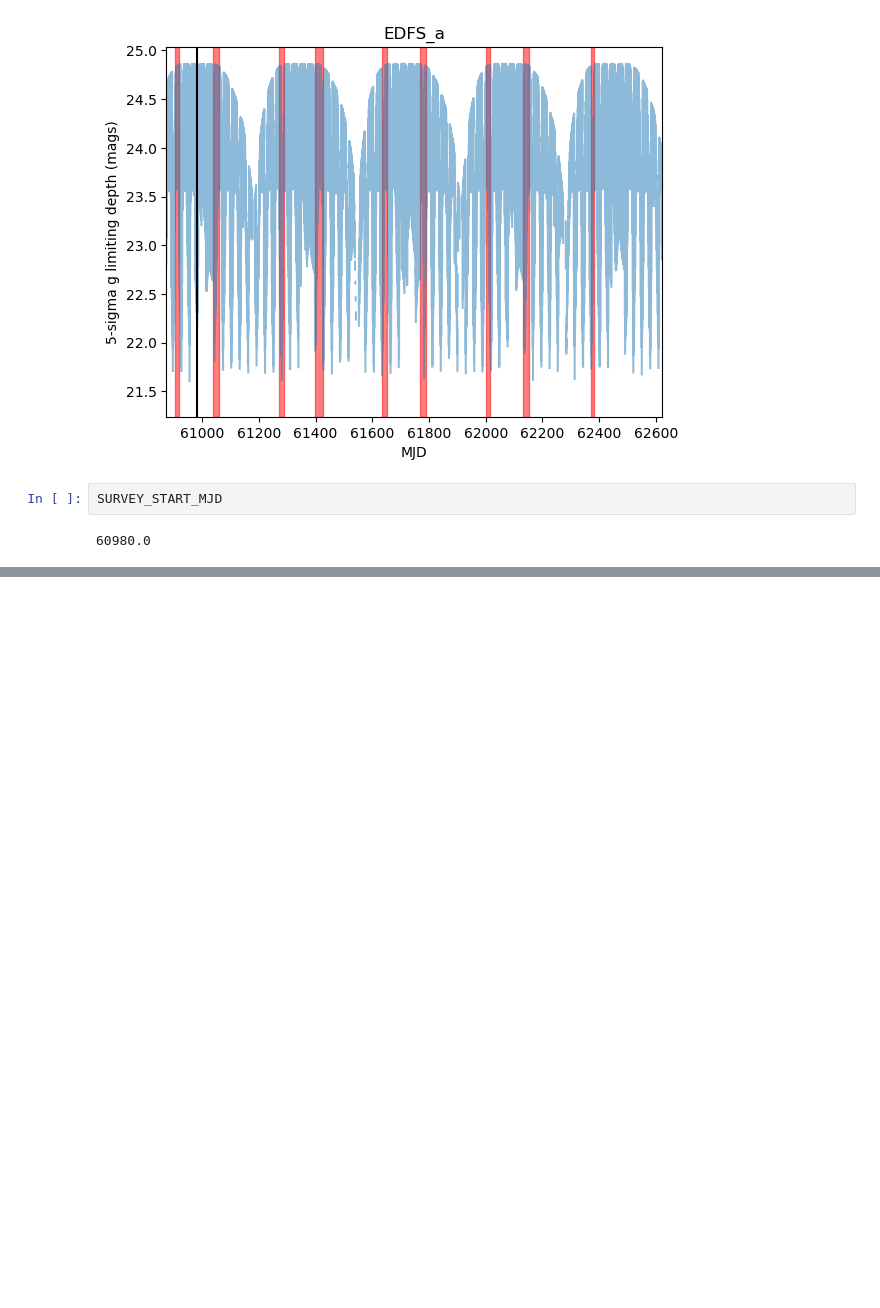
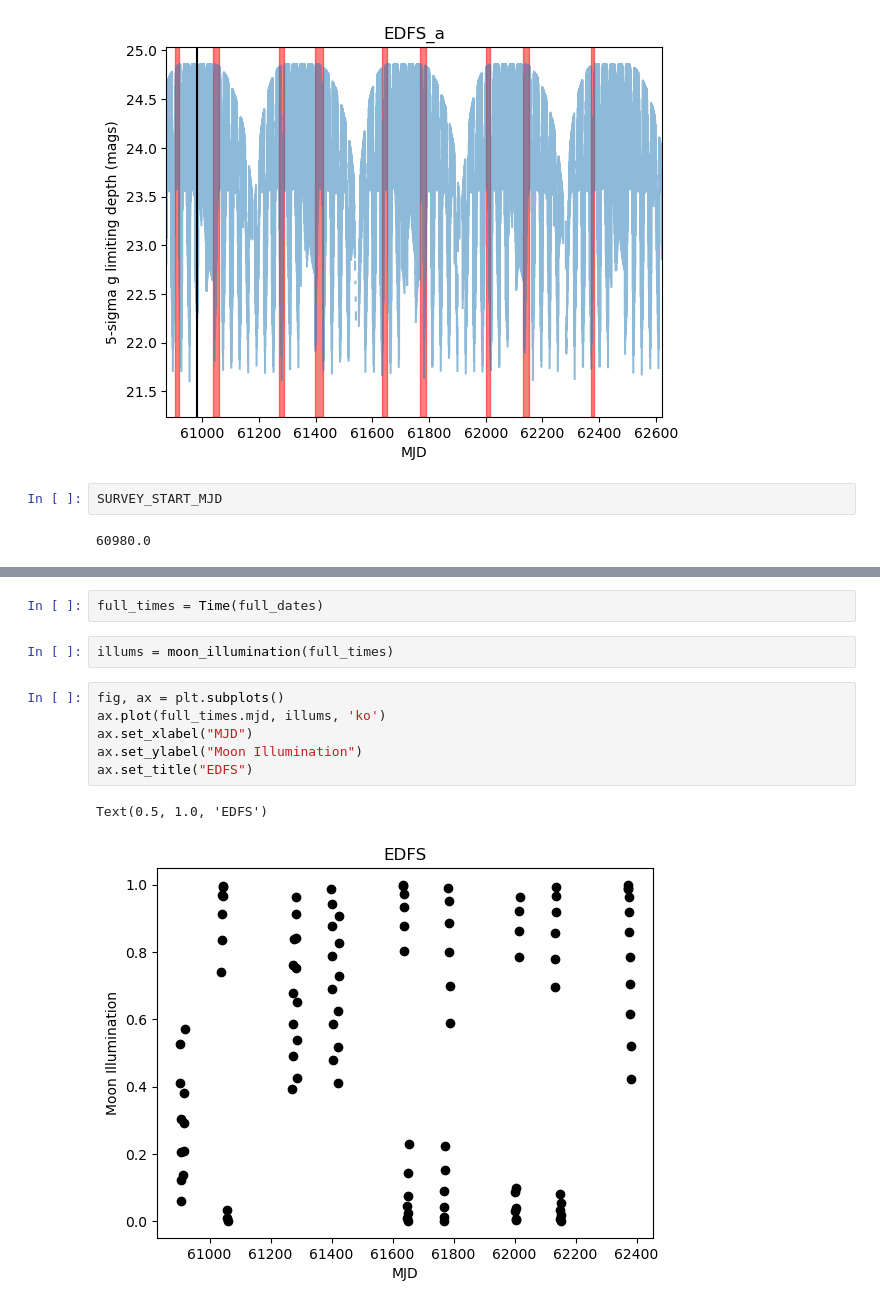
Before and after one commit to yoachim/25_scratch, a Jupyter notebook: edfs_avail/euclid_avail.ipynb, the cells around one changed output, grey strips where cells are left out. Drawn from its saved outputs; the diff is of its cells as text; blank space fills up the shorter version.

Commit message:
moon phase

```diff
--- a/edfs_avail/euclid_avail.ipynb
+++ b/edfs_avail/euclid_avail.ipynb
@@ -47,0 +233,13 @@ SURVEY_START_MJD
+# %%
+full_times = Time(full_dates)
+# %%
+illums = moon_illumination(full_times)
+# %%
+fig, ax = plt.subplots()
+ax.plot(full_times.mjd, illums, 'ko')
+ax.set_xlabel("MJD")
+ax.set_ylabel("Moon Illumination")
+ax.set_title("EDFS")
+# %% [output]
+Text(0.5, 1.0, 'EDFS')
+[figure, added]
```
Also changed, not shown: parts of 2 cells of this notebook.
